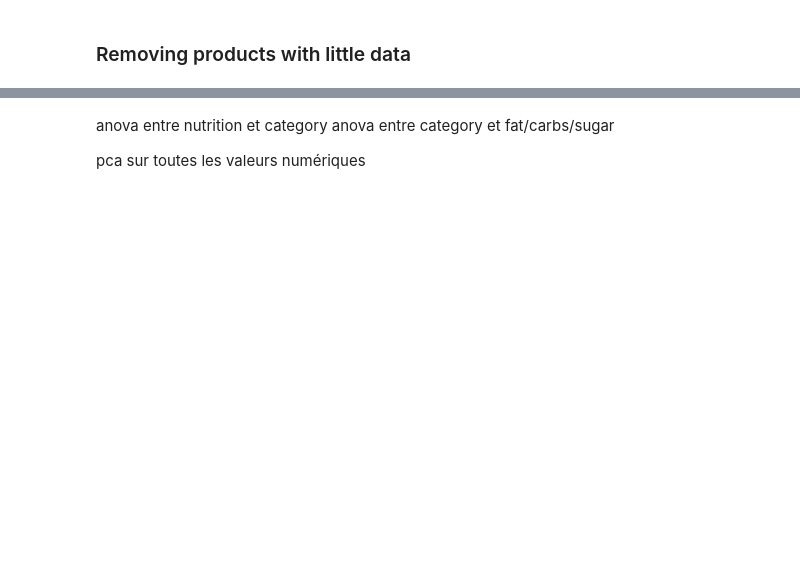
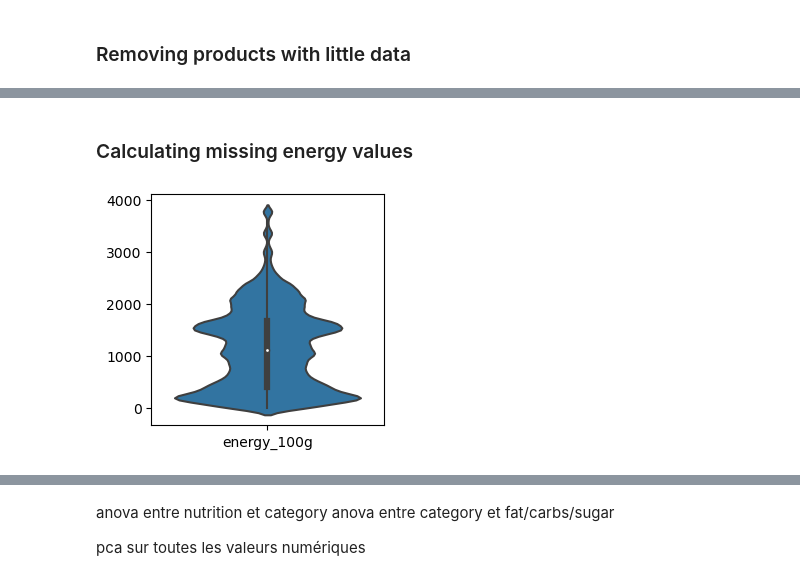
Before and after one commit to Dzov/DSP3, a Jupyter notebook: Haladjian_Amelie-Dzovinar_1_notebook_072023.ipynb, the cells around one changed output, grey strips where cells are left out. Cells and saved outputs as stored; diff of their text form; code cells hidden in the pictures; blank space fills up the shorter version.

```diff
--- a/Haladjian_Amelie-Dzovinar_1_notebook_072023.ipynb
+++ b/Haladjian_Amelie-Dzovinar_1_notebook_072023.ipynb
@@ -797,0 +818,10 @@ products.corr(numeric_only=True)
+# %% [markdown]
+### Calculating missing energy values
+# %%
+products.loc[products["energy_100g"].isna(), "energy_100g"] = products.loc[
+    products["energy_100g"].isna()
+].apply(calculate_energy, axis=1)
+
+plot_nutri_violin(products, "energy_100g")
+# %% [output]
+[figure, added]
```
Also changed, not shown: parts of 64 cells of this notebook.
